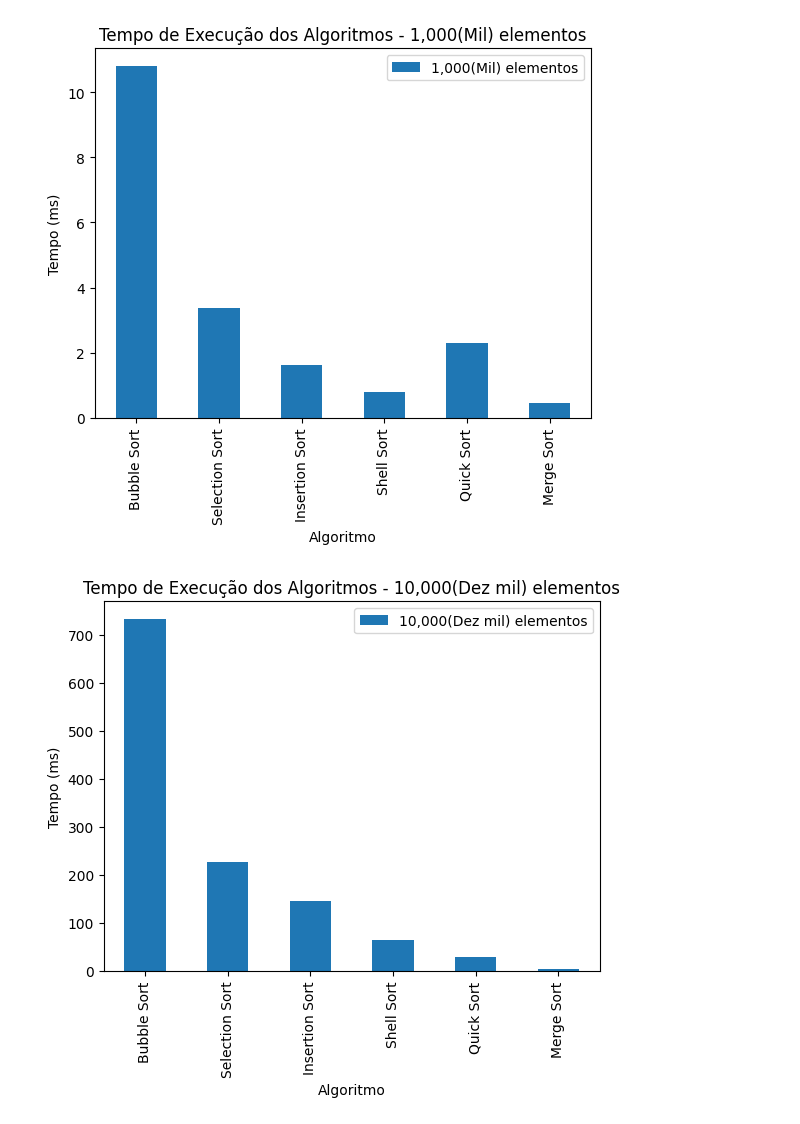
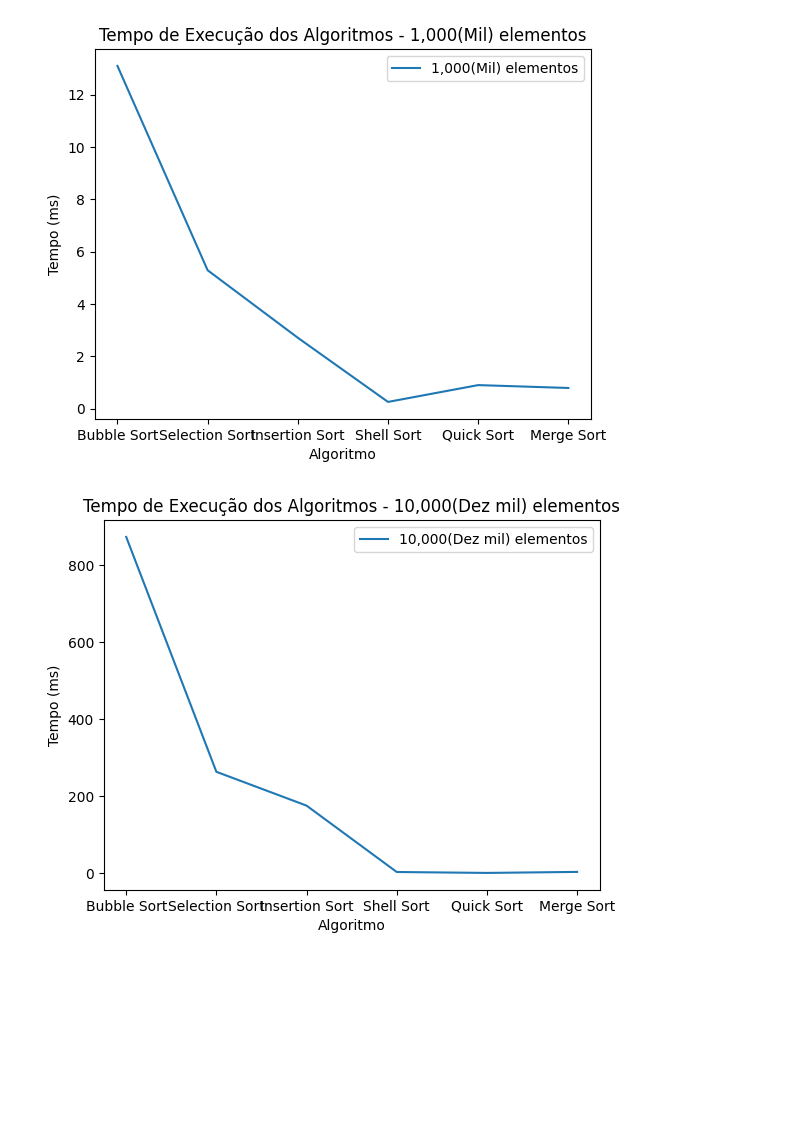
Before and after one commit to Guilherme-07062002/EstruturaDeDados, a Jupyter notebook: notebooks_gráficosAlgoritmos.ipynb, the cells around one changed output. Saved outputs shown, nothing was run; the diff lists cells and outputs as text; code cells hidden in the pictures; blank space fills up the shorter version.

```diff
--- a/notebooks_gráficosAlgoritmos.ipynb
+++ b/notebooks_gráficosAlgoritmos.ipynb
@@ -1,33 +1,33 @@
 # %%
 import pandas as pd
 import matplotlib.pyplot as plt
 %matplotlib inline
 
 data = {
     'Algoritmo': ['Bubble Sort', 'Selection Sort', 'Insertion Sort', 'Shell Sort', 'Quick Sort', 'Merge Sort'],
-    '1,000(Mil) elementos': [10.801, 3.382, 1.625, 0.800, 2.292, 0.461],
-    '10,000(Dez mil) elementos': [733.049, 226.285, 146.256, 64.380, 28.781, 4.725],
-    '100,000(Cem mil) elementos': [534.219, 222.929, 180.982, 78.750, 72.587, 62.526]
+    '1,000(Mil) elementos': [13.1, 5.29, 2.71, 0.257, 0.90, 0.79],
+    '10,000(Dez mil) elementos': [873.2, 262.9, 175.0, 2.55, 0.16, 2.8],
+    '100,000(Cem mil) elementos': [851.44, 307.99, 277.44, 29.3, 6.888, 1.58]
 }
 
 df = pd.DataFrame(data)
 
 # Gráfico para 1,000(Mil) elementos
-df.plot(kind='bar', x='Algoritmo', y='1,000(Mil) elementos',
+df.plot(kind='line', x='Algoritmo', y='1,000(Mil) elementos',
         title='Tempo de Execução dos Algoritmos - 1,000(Mil) elementos')
 plt.ylabel('Tempo (ms)')
 
 # Gráfico para 10,000(Dez mil) elementos
-df.plot(kind='bar', x='Algoritmo', y='10,000(Dez mil) elementos',
+df.plot(kind='line', x='Algoritmo', y='10,000(Dez mil) elementos',
         title='Tempo de Execução dos Algoritmos - 10,000(Dez mil) elementos')
 plt.ylabel('Tempo (ms)')
 
 # Gráfico para 100,000(Cem mil) elementos
-df.plot(kind='bar', x='Algoritmo', y='100,000(Cem mil) elementos',
+df.plot(kind='line', x='Algoritmo', y='100,000(Cem mil) elementos',
         title='Tempo de Execução dos Algoritmos - 100,000(Cem mil) elementos')
 plt.ylabel('Tempo (ms)')
 
 plt.show()
 # %% [output]
-[figure, old version]
+[figure, new version]
-[figure, old version]
+[figure, new version]
```
Also changed, not shown: parts of 1 cell of this notebook, 6 other files.
